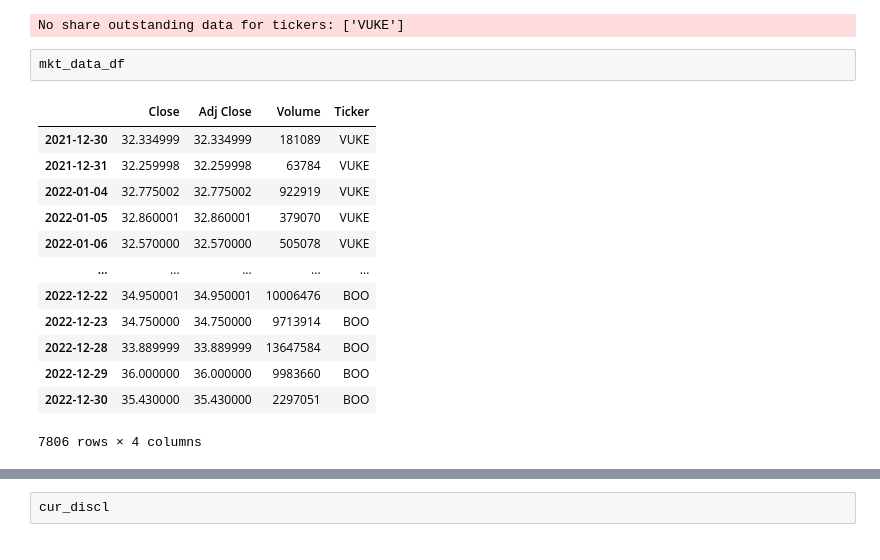
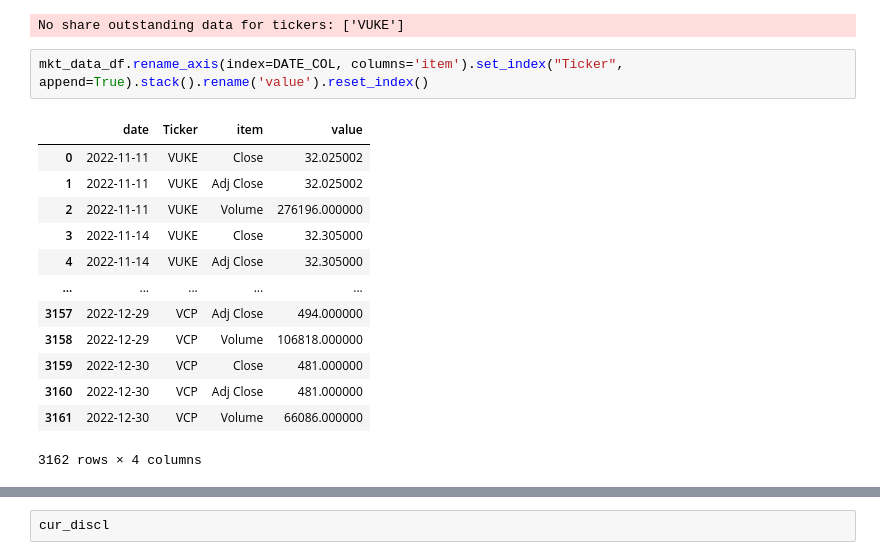
Before and after one commit to nikulpatel3141/UK-Short-Tracker, a Jupyter notebook: Notebooks/process_scripting.ipynb, the cells around one changed output, grey strips where cells are left out. Cells and saved outputs as stored; diff of their text form.

```diff
--- a/Notebooks/process_scripting.ipynb
+++ b/Notebooks/process_scripting.ipynb
@@ -85,19 +88,19 @@ if missing_sh_out:
     logger.warning(f"No share outstanding data for tickers: {missing_sh_out}")
 # %% [output]
 No share outstanding data for tickers: ['VUKE']
-# %%
-mkt_data_df
-# %% [output]
-|  | Close | Adj Close | Volume | Ticker |
-| 2021-12-30 | 32.334999 | 32.334999 | 181089 | VUKE |
-| 2021-12-31 | 32.259998 | 32.259998 | 63784 | VUKE |
-| 2022-01-04 | 32.775002 | 32.775002 | 922919 | VUKE |
-| 2022-01-05 | 32.860001 | 32.860001 | 379070 | VUKE |
-| 2022-01-06 | 32.570000 | 32.570000 | 505078 | VUKE |
-| ... | ... | ... | ... | ... |
-| 2022-12-22 | 34.950001 | 34.950001 | 10006476 | BOO |
-| 2022-12-23 | 34.750000 | 34.750000 | 9713914 | BOO |
-| 2022-12-28 | 33.889999 | 33.889999 | 13647584 | BOO |
-| 2022-12-29 | 36.000000 | 36.000000 | 9983660 | BOO |
-| 2022-12-30 | 35.430000 | 35.430000 | 2297051 | BOO |
-7806 rows × 4 columns
+# %%
+mkt_data_df.rename_axis(index=DATE_COL, columns='item').set_index("Ticker", append=True).stack().rename('value').reset_index()
+# %% [output]
+|  | date | Ticker | item | value |
+| 0 | 2022-11-11 | VUKE | Close | 32.025002 |
+| 1 | 2022-11-11 | VUKE | Adj Close | 32.025002 |
+| 2 | 2022-11-11 | VUKE | Volume | 276196.000000 |
+| 3 | 2022-11-14 | VUKE | Close | 32.305000 |
+| 4 | 2022-11-14 | VUKE | Adj Close | 32.305000 |
+| ... | ... | ... | ... | ... |
+| 3157 | 2022-12-29 | VCP | Adj Close | 494.000000 |
+| 3158 | 2022-12-29 | VCP | Volume | 106818.000000 |
+| 3159 | 2022-12-30 | VCP | Close | 481.000000 |
+| 3160 | 2022-12-30 | VCP | Adj Close | 481.000000 |
+| 3161 | 2022-12-30 | VCP | Volume | 66086.000000 |
+3162 rows × 4 columns
```
Also changed, not shown: parts of 15 cells of this notebook, 10 other files.
